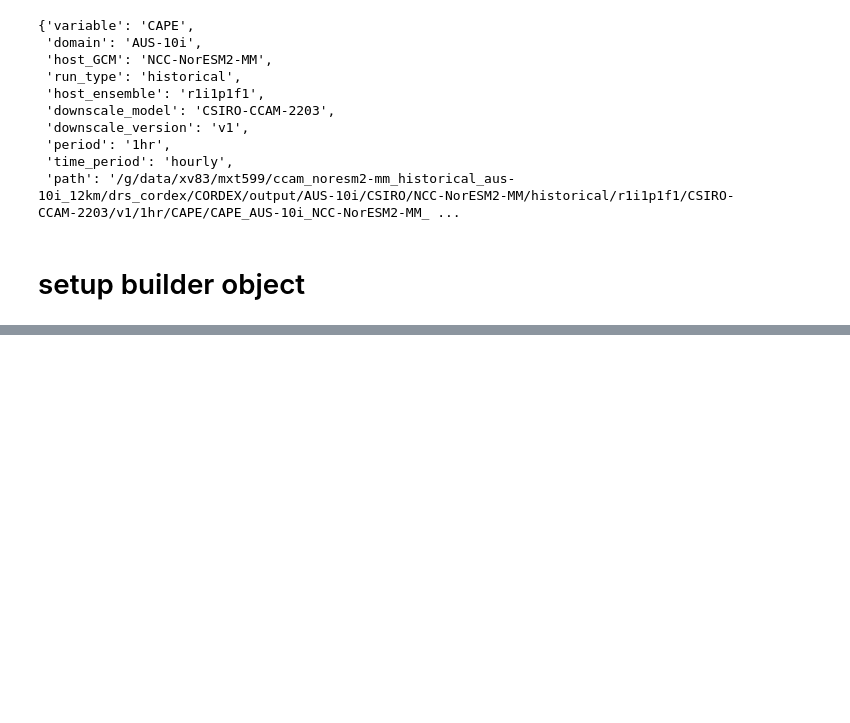
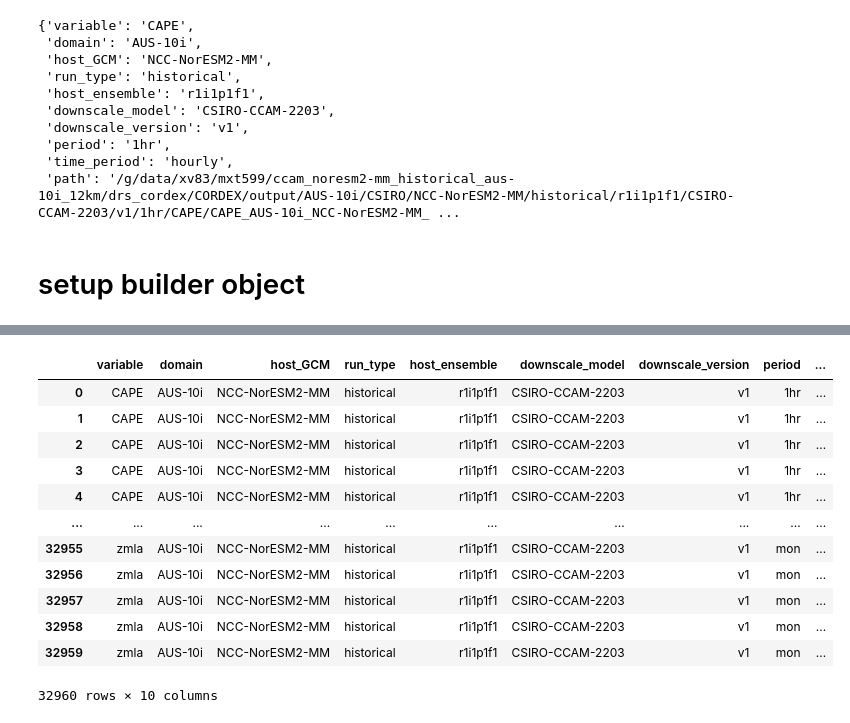
Before and after one commit to AusClimateService/data-catalogue, a Jupyter notebook: notebooks/CCAM-intake-sandbox.ipynb, the cells around one changed output, grey strips where cells are left out. Cells and saved outputs as stored; diff of their text form; code cells hidden in the pictures; blank space fills up the shorter version.

```diff
--- a/notebooks/CCAM-intake-sandbox.ipynb
+++ b/notebooks/CCAM-intake-sandbox.ipynb
@@ -193,0 +307,3 @@ cluster.shutdown()
+# %%
+data_catalog = intake.open_esm_datastore('/g/data/v14/tm4888/code/ACS/data-catalogue/catalogues/test-CCAM-catalogue.json')
+data_catalog
@@ -193,0 +324,16 @@ cluster.shutdown()
+# %%
+data_catalog.df
+# %% [output]
+|  | variable | domain | host_GCM | run_type | host_ensemble | downscale_model | downscale_version | period | ... |
+| 0 | CAPE | AUS-10i | NCC-NorESM2-MM | historical | r1i1p1f1 | CSIRO-CCAM-2203 | v1 | 1hr | ... |
+| 1 | CAPE | AUS-10i | NCC-NorESM2-MM | historical | r1i1p1f1 | CSIRO-CCAM-2203 | v1 | 1hr | ... |
+| 2 | CAPE | AUS-10i | NCC-NorESM2-MM | historical | r1i1p1f1 | CSIRO-CCAM-2203 | v1 | 1hr | ... |
+| 3 | CAPE | AUS-10i | NCC-NorESM2-MM | historical | r1i1p1f1 | CSIRO-CCAM-2203 | v1 | 1hr | ... |
+| 4 | CAPE | AUS-10i | NCC-NorESM2-MM | historical | r1i1p1f1 | CSIRO-CCAM-2203 | v1 | 1hr | ... |
+| ... | ... | ... | ... | ... | ... | ... | ... | ... | ... |
+| 32955 | zmla | AUS-10i | NCC-NorESM2-MM | historical | r1i1p1f1 | CSIRO-CCAM-2203 | v1 | mon | ... |
+| 32956 | zmla | AUS-10i | NCC-NorESM2-MM | historical | r1i1p1f1 | CSIRO-CCAM-2203 | v1 | mon | ... |
+| 32957 | zmla | AUS-10i | NCC-NorESM2-MM | historical | r1i1p1f1 | CSIRO-CCAM-2203 | v1 | mon | ... |
+| 32958 | zmla | AUS-10i | NCC-NorESM2-MM | historical | r1i1p1f1 | CSIRO-CCAM-2203 | v1 | mon | ... |
+| 32959 | zmla | AUS-10i | NCC-NorESM2-MM | historical | r1i1p1f1 | CSIRO-CCAM-2203 | v1 | mon | ... |
+32960 rows × 10 columns
```
Also changed, not shown: parts of 37 cells of this notebook, 2 other files.
